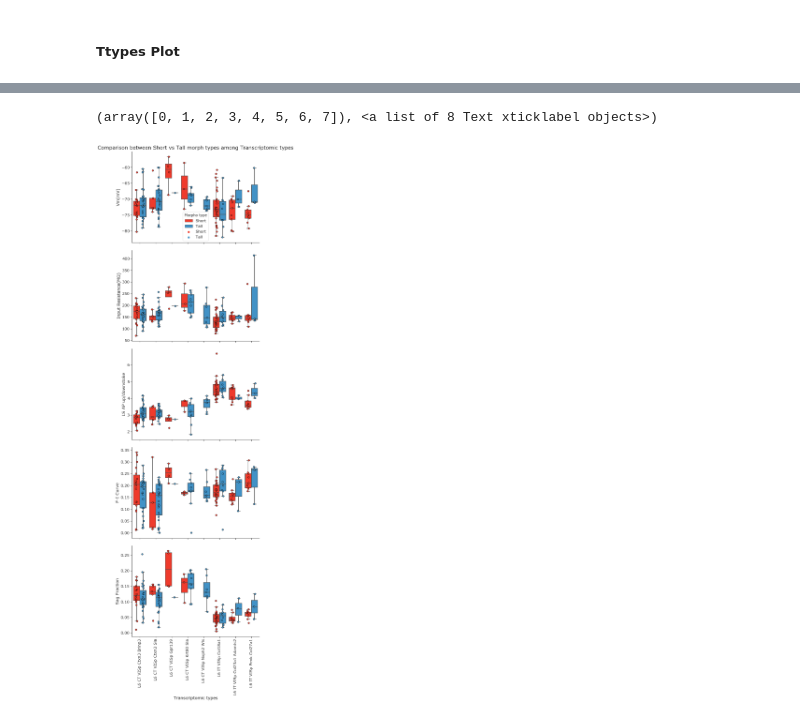
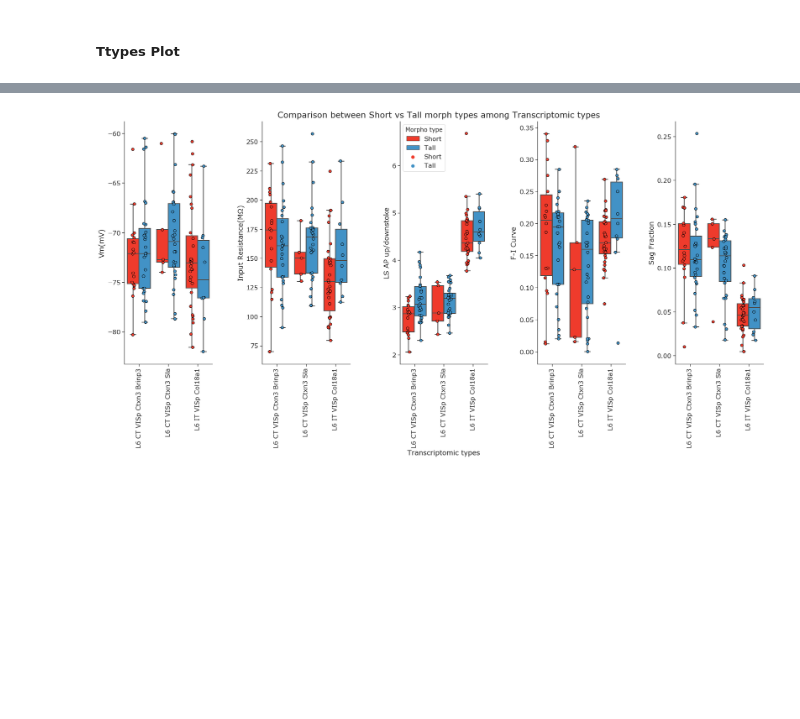
Before and after one commit to ramr24/Personal, a Jupyter notebook: ephys_short_tall_apical/ephys_short_tall_list.ipynb, the cells around one changed output, grey strips where cells are left out. Drawn from its saved outputs; the diff is of its cells as text; code cells hidden in the pictures; blank space fills up the shorter version.

```diff
--- a/ephys_short_tall_apical/ephys_short_tall_list.ipynb
+++ b/ephys_short_tall_apical/ephys_short_tall_list.ipynb
@@ -23,6 +25,7 @@ fields_morph = ["name", "id", "specimen_id",
 path_morph = os.path.join(csv_path, "ephys_mIVSCC_MET.csv")
 morph = read_file(path_morph, fields_morph)
 morph = drop_nans(morph, ["specimen_id"])
+plot_path = os.path.join(path, "plot/short_tall_plot/")
 # %% [output]
 INFO:temp_funcs:Read file in as a pandas dataframe
 INFO:temp_funcs:Dropped NaNs from these columns: ['specimen_id']
@@ -143,4 +149,3 @@ Name: VISp Tree Mapping, dtype: int64
-# %%
-ttype_list = ["L6 CT VISp Ctxn3 Brinp3", "L6 IT VISp Col18a1", "L6 CT VISp Ctxn3 Sla",
-              "L6 IT VISp Col23a1 Adamts2", "L6 IT VISp Penk Col27a1", "L6 CT VISp Krt80 Sla",
-              "L6 CT VISp Nxph2 Wls", "L6 CT VISp Gpr139"]
+# %%
+short_ttypes = merged[merged["Morpho type"] == "Short"]
+tall_ttypes = merged[merged["Morpho type"] == "Tall"]
@@ -146,0 +177,3 @@ ttype_list = ["L6 CT VISp Ctxn3 Brinp3", "L6 IT VISp Col18a1", "L6 CT VISp Ctxn3
+# %%
+ttype_list = return_subclass_list()
+ttype_list
@@ -156,5 +216,5 @@ See the caveats in the documentation: http://pandas.pydata.org/pandas-docs/stabl
 # %%
-f, axes = plt.subplots(figsize=(10,30), nrows=5, ncols=1, sharex=True)
+f, axes = plt.subplots(figsize=(25,10), nrows=1, ncols=5, sharex=True)
 
 x="VISp Tree Mapping"
 y0="vrest"
@@ -164,54 +224,57 @@ y3="f_i_curve_slope"
 y4="sag"
 hue="Morpho type"
 
+#boxplots
 ax0 = sns.boxplot(x=x, y=y0, data=ttypes, hue=hue, hue_order=v_colors, palette=v_colors,
                   saturation=1, linewidth=2, showfliers=False, ax=axes[0])
+ax1 = sns.boxplot(x=x, y=y1, data=ttypes, hue=hue, hue_order=v_colors, palette=v_colors,
+                  saturation=1, linewidth=2, showfliers=False, ax=axes[1])
+ax2 = sns.boxplot(x=x, y=y2, data=ttypes, hue=hue, hue_order=v_colors, palette=v_colors,
+                  saturation=1, linewidth=2, showfliers=False, ax=axes[2])
+ax3 = sns.boxplot(x=x, y=y3, data=ttypes, hue=hue, hue_order=v_colors, palette=v_colors,
+                  saturation=1, linewidth=2, showfliers=False, ax=axes[3])
+ax4 = sns.boxplot(x=x, y=y4, data=ttypes, hue=hue, hue_order=v_colors, palette=v_colors,
+                  saturation=1, linewidth=2, showfliers=False, ax=axes[4])
+
+#stripplots
 ax0 = sns.stripplot(x=x, y=y0, data=ttypes, hue=hue, hue_order=v_colors, palette=v_colors,
                     dodge=True, size=7, edgecolor="black", linewidth=1, ax=axes[0])
-
-ax1 = sns.boxplot(x=x, y=y1, data=ttypes, hue=hue, hue_order=v_colors, palette=v_colors,
-                  saturation=1, linewidth=2, showfliers=False, ax=axes[1])
 ax1 = sns.stripplot(x=x, y=y1, data=ttypes, hue=hue, hue_order=v_colors, palette=v_colors,
                     dodge=True, size=7, edgecolor="black", linewidth=1, ax=axes[1])
-
-ax2 = sns.boxplot(x=x, y=y2, data=ttypes, hue=hue, hue_order=v_colors, palette=v_colors,
-                  saturation=1, linewidth=2, showfliers=False, ax=axes[2])
 ax2 = sns.stripplot(x=x, y=y2, data=ttypes, hue=hue, hue_order=v_colors, palette=v_colors,
                     dodge=True, size=7, edgecolor="black", linewidth=1, ax=axes[2])
-
-ax3 = sns.boxplot(x=x, y=y3, data=ttypes, hue=hue, hue_order=v_colors, palette=v_colors,
-                  saturation=1, linewidth=2, showfliers=False, ax=axes[3])
 ax3 = sns.stripplot(x=x, y=y3, data=ttypes, hue=hue, hue_order=v_colors, palette=v_colors,
                     dodge=True, size=7, edgecolor="black", linewidth=1, ax=axes[3])
-
-ax4 = sns.boxplot(x=x, y=y4, data=ttypes, hue=hue, hue_order=v_colors, palette=v_colors,
-                  saturation=1, linewidth=2, showfliers=False, ax=axes[4])
 ax4 = sns.stripplot(x=x, y=y4, data=ttypes, hue=hue, hue_order=v_colors, palette=v_colors,
                     dodge=True, size=7, edgecolor="black", linewidth=1, ax=axes[4])
 
-
+#Set x-axis labels
 ax0.set_xlabel("")
 ax1.set_xlabel("")
-ax2.set_xlabel("")
+ax2.set_xlabel("Transcriptomic types")
 ax3.set_xlabel("")
-ax4.set_xlabel("Transcriptomic types")
+ax4.set_xlabel("")
 
-#ax0.get_legend().remove()
-ax1.get_legend().remove()
-ax2.get_legend().remove()
-ax3.get_legend().remove()
-ax4.get_legend().remove()
-
+#Set y-axis labels
 ax0.set_ylabel("Vm(mV)")
 ax1.set_ylabel("Input Resistance(MΩ)")
 ax2.set_ylabel("LS AP up/downstoke")
 ax3.set_ylabel("F-I Curve")
 ax4.set_ylabel("Sag Fraction")
 
+#Remove legends
+ax0.get_legend().remove()
+ax1.get_legend().remove()
+#ax2.get_legend().remove()
+ax3.get_legend().remove()
+ax4.get_legend().remove()
+
+
 sns.despine(bottom=False, right=True)
 f.tight_layout()
 plt.suptitle("Comparison between Short vs Tall morph types among Transcriptomic types", y=1)
-plt.xticks(rotation=90)
+for ax in f.axes:
+    ax.tick_params(axis="x", labelrotation=90)
+plt.savefig(plot_path + "ttypes.jpeg", bbox_inches="tight")
 # %% [output]
-(array([0, 1, 2, 3, 4, 5, 6, 7]), <a list of 8 Text xticklabel objects>)
-[figure, old version]
+[figure, new version]
```
Also changed, not shown: parts of 10 cells of this notebook, 5 other files.
